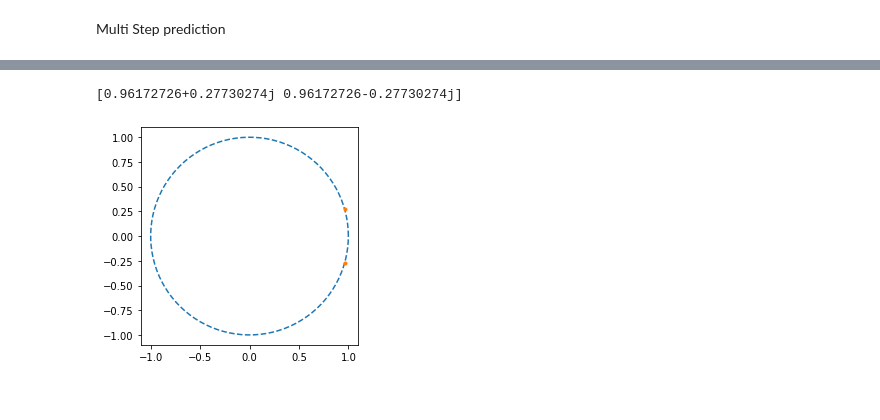
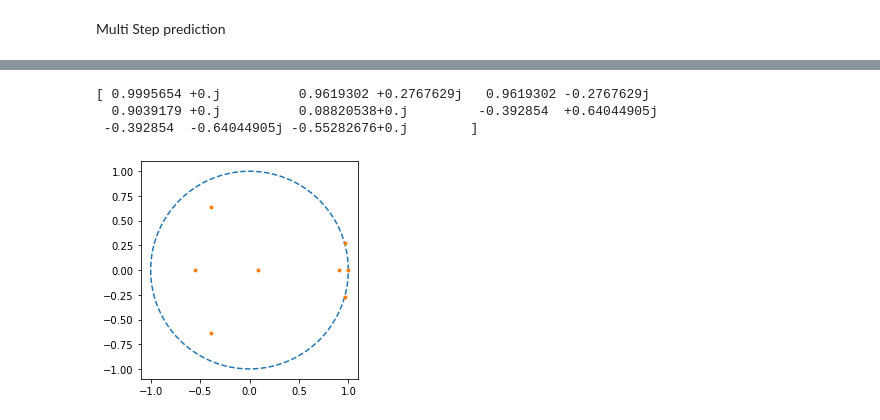
Before and after one commit to RigasLab/MZ-AE, a Jupyter notebook: Notebooks/Exp4_2DCyl/eval_model_notebook_2Dcyl_multimodel_multistep_Exp4.2.5.5.ipynb, the cells around one changed output, grey strips where cells are left out. Drawn from its saved outputs; the diff is of its cells as text; code cells hidden in the pictures.

```diff
--- a/Notebooks/Exp4_2DCyl/eval_model_notebook_2Dcyl_multimodel_multistep_Exp4.2.5.5.ipynb
+++ b/Notebooks/Exp4_2DCyl/eval_model_notebook_2Dcyl_multimodel_multistep_Exp4.2.5.5.ipynb
@@ -225,7 +227,7 @@ models[0].deactivate_seqmodel = False
 # %%
 #multistep prediction
-timesteps = 2000
-initial_step = 0
+timesteps = 200
+initial_step = 300
 initial_conditions = Phi_nn[:,initial_step,:].to(models[0].device)
 
 x_ms_hat, xkoop_ms_hat, xseq_ms_hat = [], [], []
@@ -257,9 +259,9 @@ U_ms_hat.shape, V_ms_hat.shape, U.shape, V.shape
 k_ms_pred = energy(U_ms_hat, V_ms_hat)
 print(k_ms_pred.shape)
 plt.figure()
-for i in [0]:
+for i in [0,1,2,3,4,5,6,7]:
 
-    plt.plot(k_ms_pred[i,0,:], label = f"Number Observables {models[i].num_obs}")
+    plt.plot(k_ms_pred[i,0,:], label = f"Number of Observables {models[i].num_obs}")
     # else:
     #     plt.semilogy(State_MSE_multistep[len(models)-1].numpy(),".-",color = "brown", label = f"No Memory")
 # State_MSE_multistep[1] = Eval_MZA.state_mse(Phi_nn[:,:timesteps],Phi_ms_hat[1,:,:timesteps]).detach().cpu()
@@ -285,9 +287,9 @@ U_ms_koop.shape, V_ms_koop.shape
 k_ms_koop = energy(U_ms_koop, V_ms_koop)
 print(k_ms_koop.shape)
 plt.figure()
-for i in [0]:
+for i in [0,1,2,3,4,5,6,7]:
 
-    plt.plot(k_ms_koop[i,0,:], label = f"pred_horizon {models[i].seq_model_weight}")
+    plt.plot(k_ms_koop[i,0,:], label = f"Memory Length {models[i].seq_len-1}")
     # else:
     #     plt.semilogy(State_MSE_multistep[len(models)-1].numpy(),".-",color = "brown", label = f"No Memory")
 # State_MSE_multistep[1] = Eval_MZA.state_mse(Phi_nn[:,:timesteps],Phi_ms_hat[1,:,:timesteps]).detach().cpu()
@@ -357,10 +358,10 @@ print(Phi_nn.shape, Phi_ms_hat.shape)
 State_MSE_multistep = torch.zeros((len(models),timesteps))
 
 plt.figure()
-for i in [0]:#range(len(models)-3):
+for i in [0,1,2,3,4,5,6,7]:#range(len(models)-3):
     State_MSE_multistep[i] = Eval_MZA.state_mse(Phi_nn[:,:timesteps],Phi_ms_hat[i,:,:timesteps]).detach().cpu()
     # if i!=len(models)-1:
-    plt.semilogy(State_MSE_multistep[i].numpy(), label = f"Num Obs {models[i].num_obs}")
+    plt.semilogy(State_MSE_multistep[i].numpy(), label = f"Sequence Length {models[i].seq_len-1}")
     # else:
     #     plt.semilogy(State_MSE_multistep[len(models)-1].numpy(),".-",color = "brown", label = f"No Memory")
 
@@ -386,33 +387,35 @@ plt.ylabel("MSE")
 # %%
 #eigenvalue study
 plt.figure()
 plt.gca().set_aspect('equal')
 
 angles = np.linspace(0, 2 * np.pi, 100)
 unit_circle = np.exp(1j * angles)
 plt.plot(unit_circle.real, unit_circle.imag, '--', label = "Unit Circle")
 
-for i in [0]:
+for i in [4]:
 
     mat = models[i].model.koopman.getKoopmanMatrix()
     mat = mat.detach().cpu().numpy()
     w, v = np.linalg.eig(mat)
 
     idx = w.argsort()[::-1]
     w = w[idx]
     v = v[:,idx]
 
     print(w)
     # plt.matshow(mat)
     # plt.colorbar()
     # plt.figure()
     plt.plot(np.real(w), np.imag(w), ".", label = f"Num Observables {models[i].num_obs}")
 
 
 # plt.legend()
 # %% [output]
-[0.96172726+0.27730274j 0.96172726-0.27730274j]
+[ 0.9995654 +0.j          0.9619302 +0.2767629j   0.9619302 -0.2767629j
+  0.9039179 +0.j          0.08820538+0.j         -0.392854  +0.64044905j
+ -0.392854  -0.64044905j -0.55282676+0.j        ]
-[figure, old version]
+[figure, new version]
 # %%
 lamb = (np.log(w)/0.25)/(2*np.pi)
 lamb
```
Also changed, not shown: parts of 17 cells of this notebook, 6 other files.
